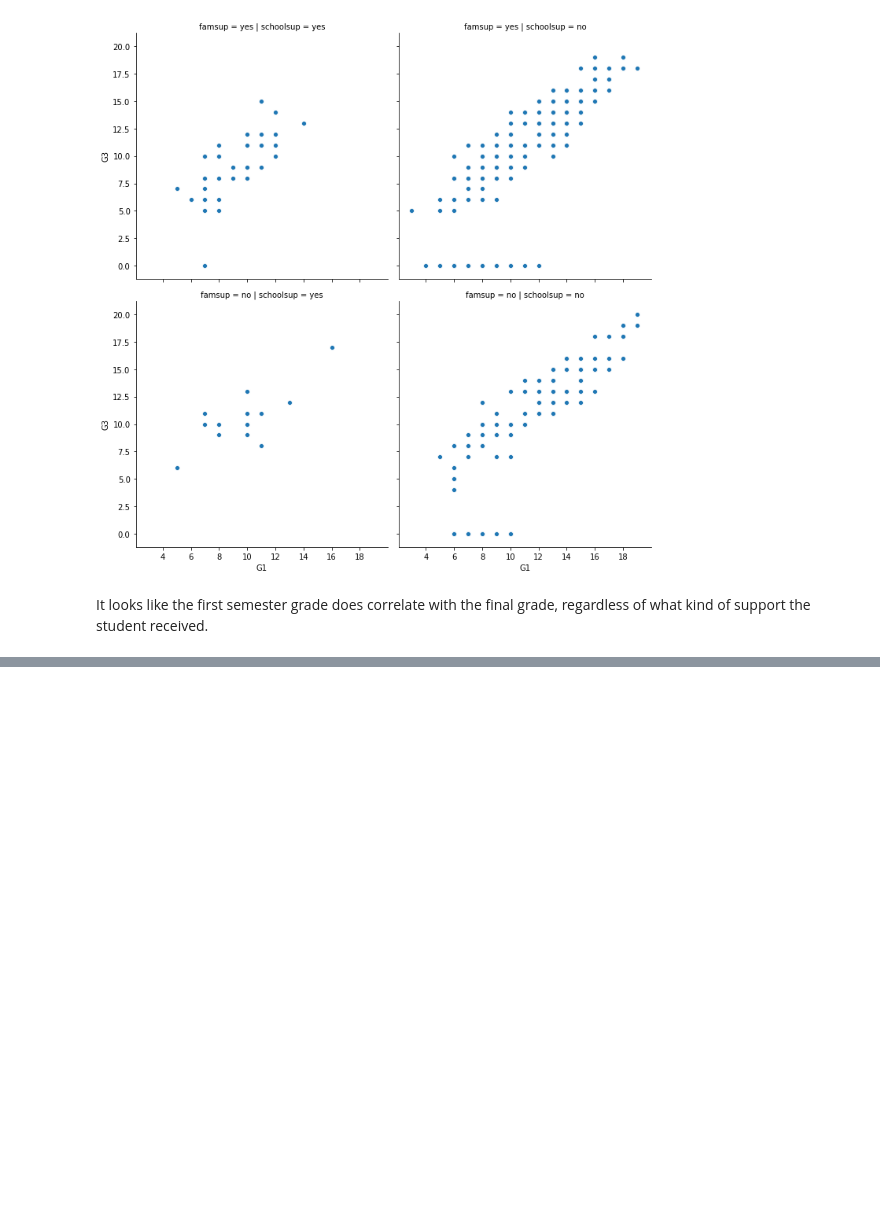
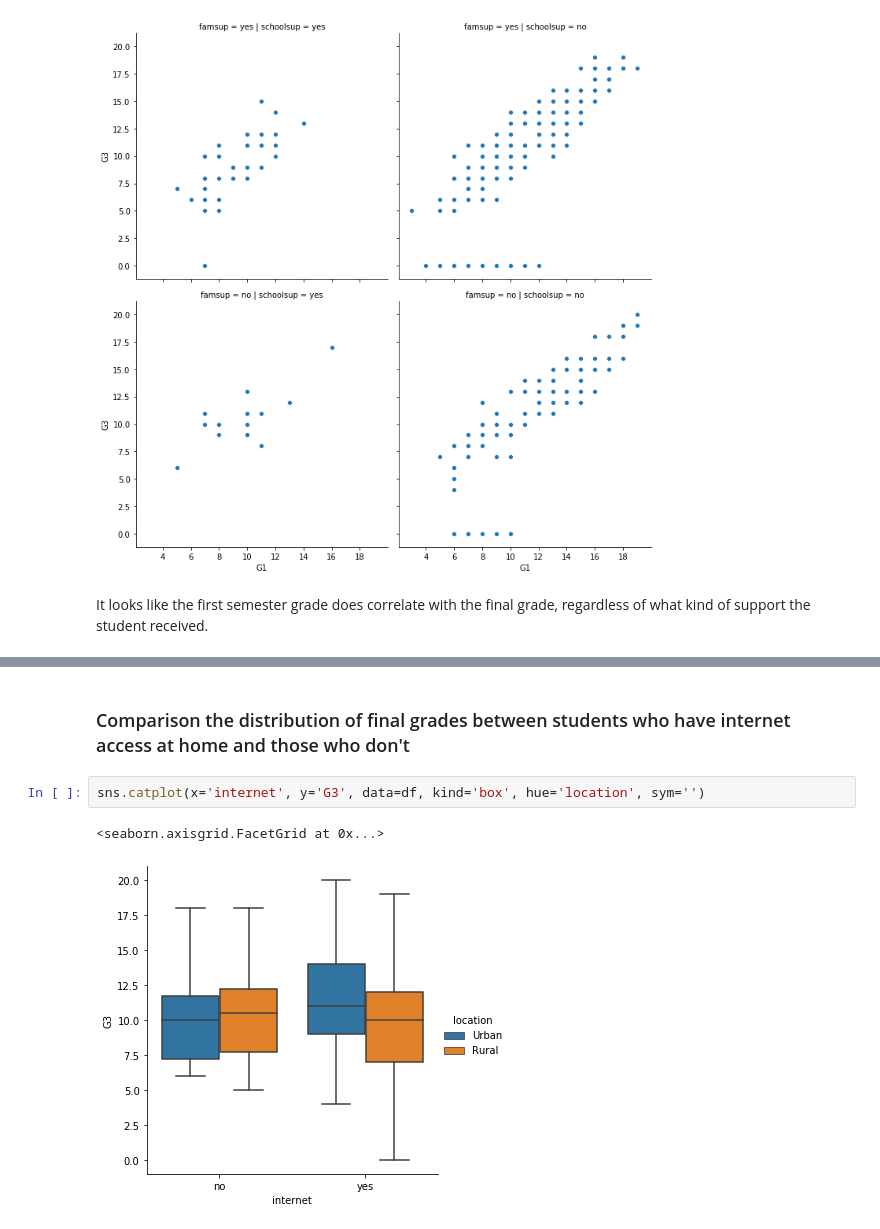
Before and after one commit to Ysbail/Visualizations, a Jupyter notebook: students_data_visualization.ipynb, the cells around one changed output, grey strips where cells are left out. Saved outputs shown, nothing was run; the diff lists cells and outputs as text; blank space fills up the shorter version.

```diff
--- a/students_data_visualization.ipynb
+++ b/students_data_visualization.ipynb
@@ -51,0 +69,7 @@ It looks like the first semester grade does correlate with the final grade, rega
+# %% [markdown]
+### Comparison the distribution of final grades between students who have internet access at home and those who don't
+# %%
+sns.catplot(x='internet', y='G3', data=df, kind='box', hue='location', sym='')
+# %% [output]
+<seaborn.axisgrid.FacetGrid at 0x...>
+[figure, added]
```
Also changed, not shown: parts of 15 cells of this notebook.
